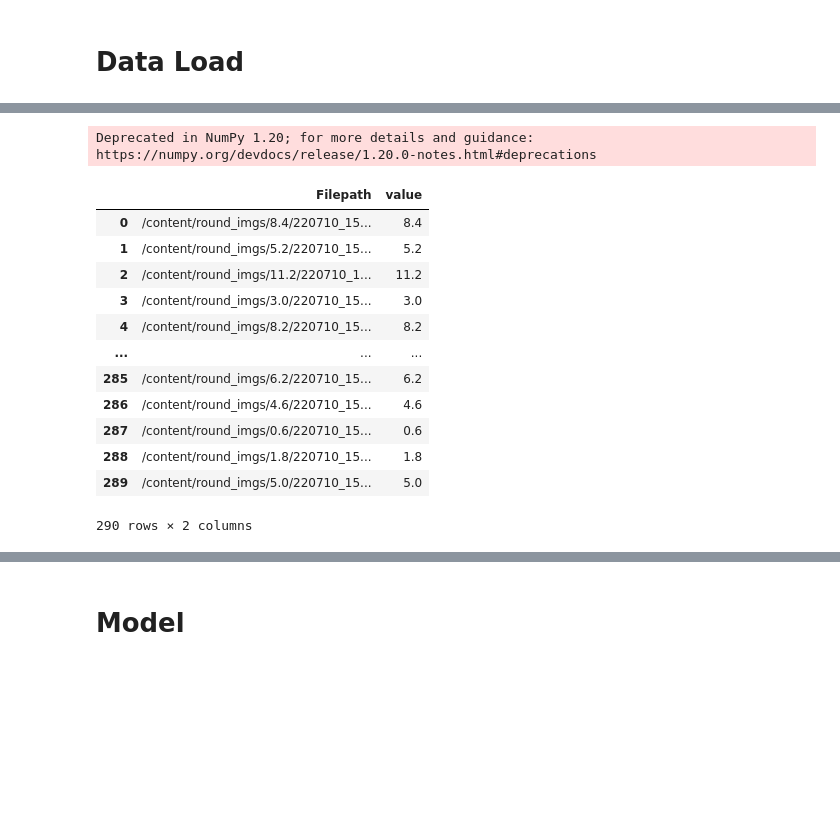
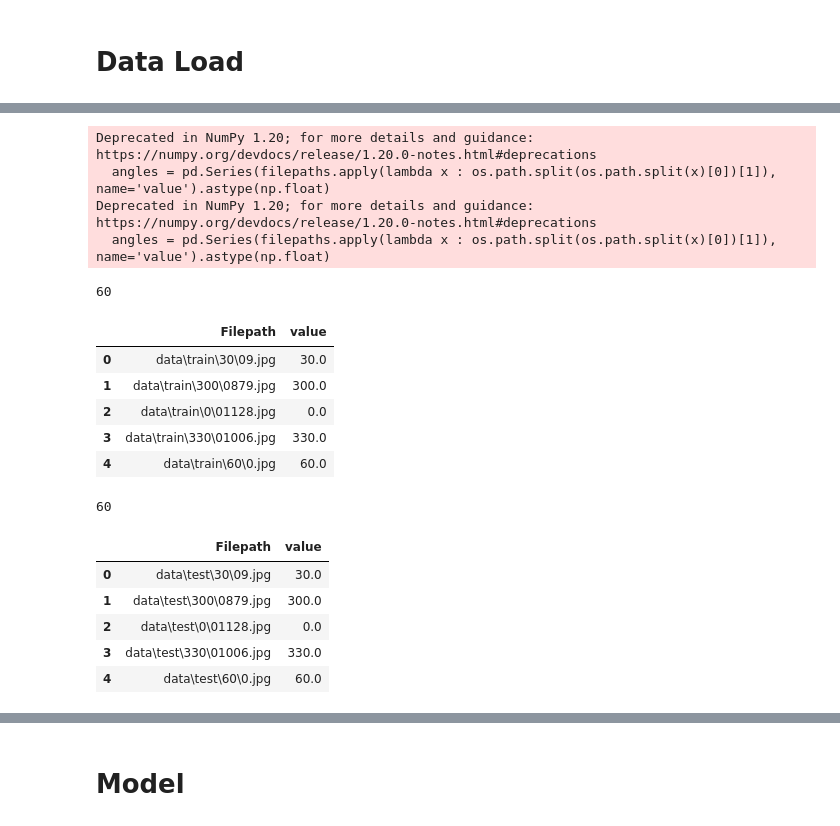
Before and after one commit to songyoungwoon/yolov5-analog_gauge, a Jupyter notebook: regrssion_baseline.ipynb, the cells around one changed output, grey strips where cells are left out. Drawn from its saved outputs; the diff is of its cells as text; code cells hidden in the pictures; blank space fills up the shorter version.

```diff
--- a/regrssion_baseline.ipynb
+++ b/regrssion_baseline.ipynb
@@ -23,6 +34,14 @@ image_dir = Path('/content/round_imgs')
 # %%
-filepaths = pd.Series(list(image_dir.glob(r'**/*.jpg')), name='Filepath').astype(str)
+## new
+filepaths = pd.Series(list(image_dir.glob(r'train/*/*.jpg')), name='Filepath').astype(str)
 angles = pd.Series(filepaths.apply(lambda x : os.path.split(os.path.split(x)[0])[1]), name='value').astype(np.float)
-images = pd.concat([filepaths, angles], axis = 1).sample(frac=1.0, random_state=1).reset_index(drop=True)
+train_images = pd.concat([filepaths, angles], axis = 1).sample(frac=1.0, random_state=1).reset_index(drop=True)
+
+filepaths = pd.Series(list(image_dir.glob(r'test/*/*.jpg')), name='Filepath').astype(str)
+angles = pd.Series(filepaths.apply(lambda x : os.path.split(os.path.split(x)[0])[1]), name='value').astype(np.float)
+test_images = pd.concat([filepaths, angles], axis = 1).sample(frac=1.0, random_state=1).reset_index(drop=True)
 # %% [output]
 Deprecated in NumPy 1.20; for more details and guidance: https://numpy.org/devdocs/release/1.20.0-notes.html#deprecations
+  angles = pd.Series(filepaths.apply(lambda x : os.path.split(os.path.split(x)[0])[1]), name='value').astype(np.float)
+Deprecated in NumPy 1.20; for more details and guidance: https://numpy.org/devdocs/release/1.20.0-notes.html#deprecations
+  angles = pd.Series(filepaths.apply(lambda x : os.path.split(os.path.split(x)[0])[1]), name='value').astype(np.float)
@@ -38,19 +48,25 @@ test_images = pd.concat([filepaths, angles], axis = 1).sample(frac=1.0, random_s
-# %%
-images
-# %% [output]
-|  | Filepath | value |
-| 0 | /content/round_imgs/8.4/220710_15... | 8.4 |
-| 1 | /content/round_imgs/5.2/220710_15... | 5.2 |
-| 2 | /content/round_imgs/11.2/220710_1... | 11.2 |
-| 3 | /content/round_imgs/3.0/220710_15... | 3.0 |
-| 4 | /content/round_imgs/8.2/220710_15... | 8.2 |
-| ... | ... | ... |
-| 285 | /content/round_imgs/6.2/220710_15... | 6.2 |
-| 286 | /content/round_imgs/4.6/220710_15... | 4.6 |
-| 287 | /content/round_imgs/0.6/220710_15... | 0.6 |
-| 288 | /content/round_imgs/1.8/220710_15... | 1.8 |
-| 289 | /content/round_imgs/5.0/220710_15... | 5.0 |
-290 rows × 2 columns
+# %%
+print(len(train_images))
+train_images.head(5)
+# %% [output]
+60
+|  | Filepath | value |
+| 0 | data\train\30\09.jpg | 30.0 |
+| 1 | data\train\300\0879.jpg | 300.0 |
+| 2 | data\train\0\01128.jpg | 0.0 |
+| 3 | data\train\330\01006.jpg | 330.0 |
+| 4 | data\train\60\0.jpg | 60.0 |
+# %%
+print(len(test_images))
+test_images.head(5)
+# %% [output]
+60
+|  | Filepath | value |
+| 0 | data\test\30\09.jpg | 30.0 |
+| 1 | data\test\300\0879.jpg | 300.0 |
+| 2 | data\test\0\01128.jpg | 0.0 |
+| 3 | data\test\330\01006.jpg | 330.0 |
+| 4 | data\test\60\0.jpg | 60.0 |
 # %%
 fig, axes = plt.subplots(nrows=4, ncols=10, figsize=(15, 7),
                         subplot_kw={'xticks': [], 'yticks': []})
```
Also changed, not shown: parts of 26 cells of this notebook.
